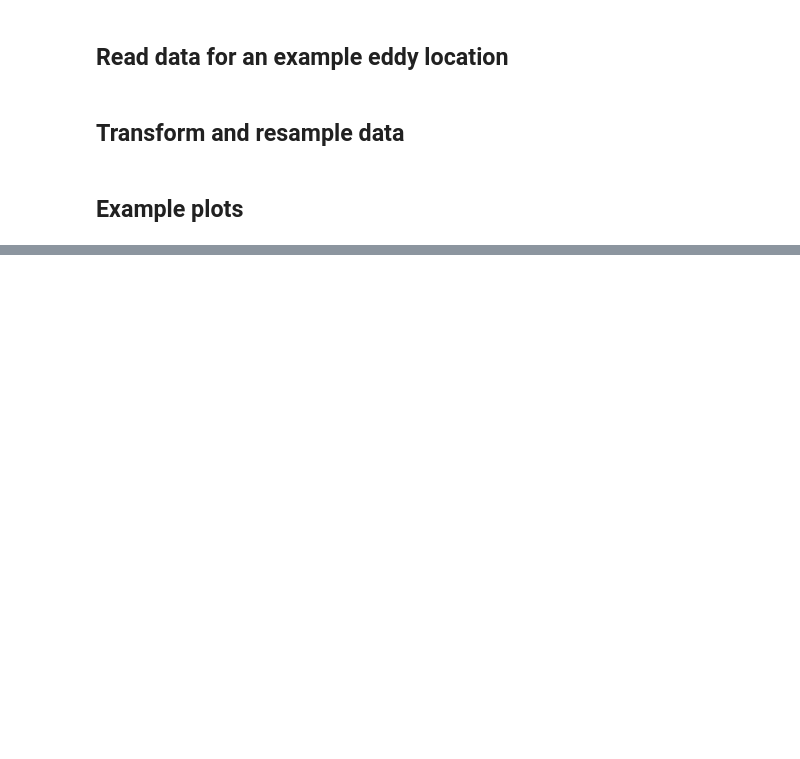
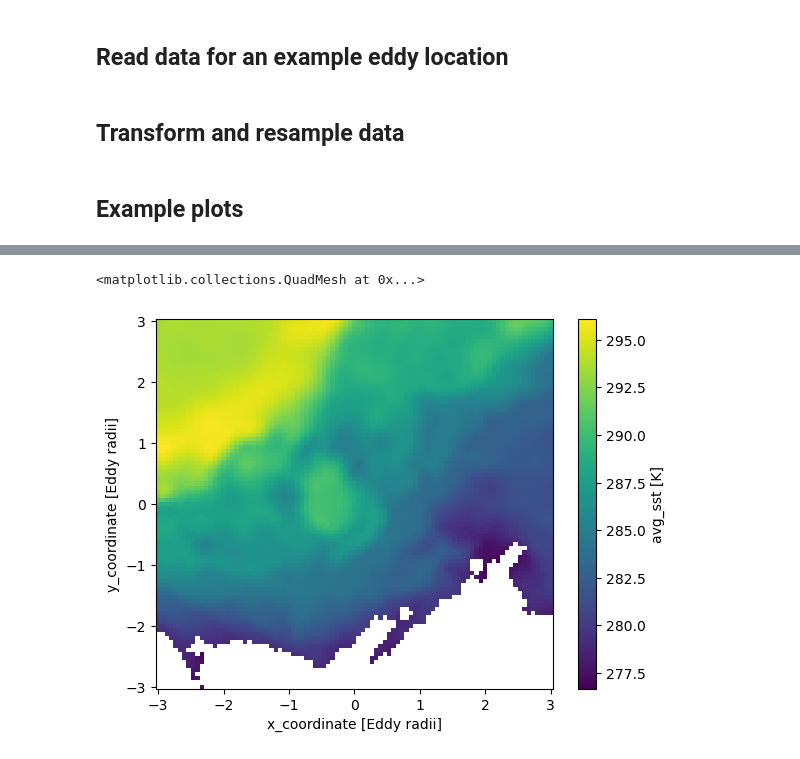
Before and after one commit to mattphysics/eddytransform, a Jupyter notebook: eddy_transform_example.ipynb, the cells around one changed output, grey strips where cells are left out. Drawn from its saved outputs; the diff is of its cells as text; code cells hidden in the pictures; blank space fills up the shorter version.

```diff
--- a/eddy_transform_example.ipynb
+++ b/eddy_transform_example.ipynb
@@ -157,0 +218,5 @@ Text(0.5, 1.0, 'avg_sst data on rotated/scaled cartesian x-y grid.')
+# %%
+eddy_out['avg_sst'].plot()
+# %% [output]
+<matplotlib.collections.QuadMesh at 0x...>
+[figure, added]
```
Also changed, not shown: parts of 65 cells of this notebook, 8 other files.
